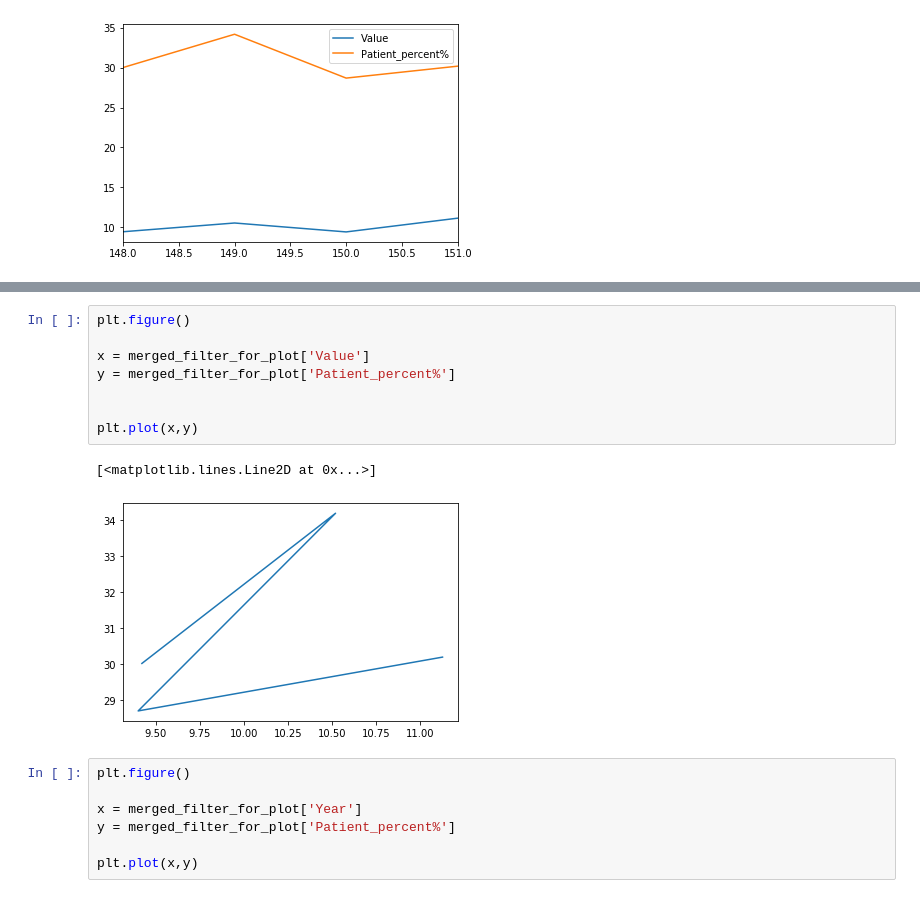
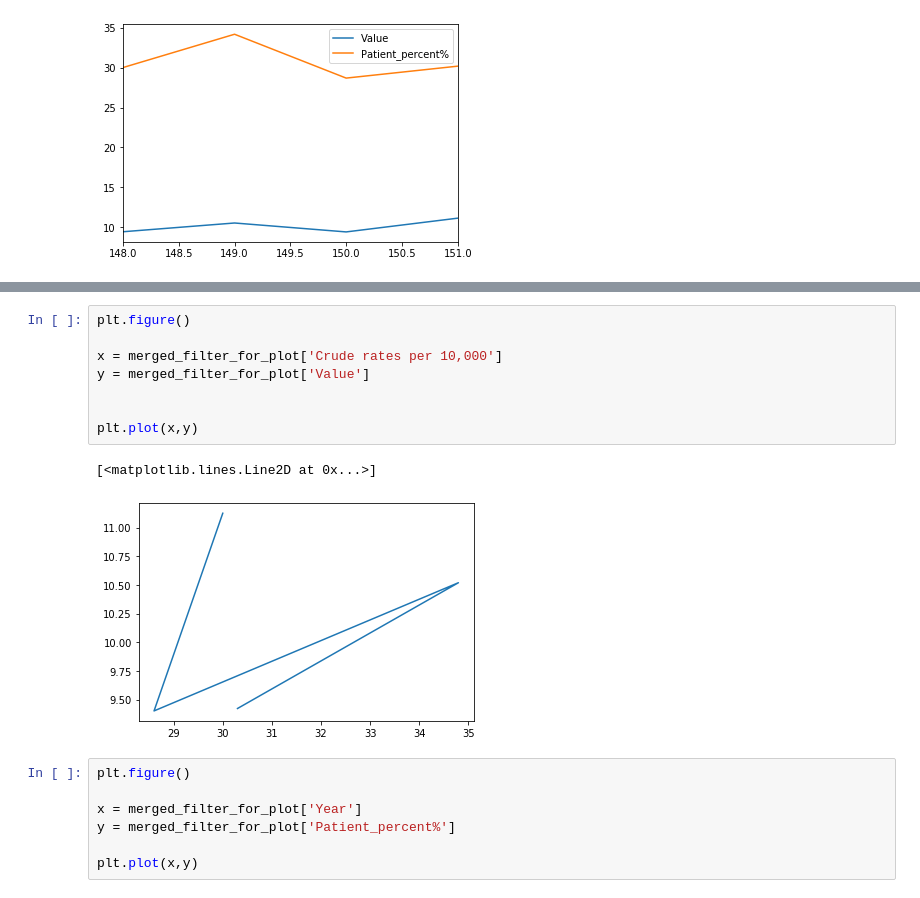
Before and after one commit to s-c-soma/cmpe255_CA_RespiratoryDiseaseVS.Airquality_Prediction-Association, a Jupyter notebook: notebooks/AQ_2-Asthma4_Correlation-Modeling.ipynb, the cells around one changed output, grey strips where cells are left out. Drawn from its saved outputs; the diff is of its cells as text.

```diff
--- a/notebooks/AQ_2-Asthma4_Correlation-Modeling.ipynb
+++ b/notebooks/AQ_2-Asthma4_Correlation-Modeling.ipynb
@@ -357,14 +385,14 @@ merged_filter_for_plot[['Value','Patient_percent%']].plot()
 # %%
 plt.figure()
 
-x = merged_filter_for_plot['Value']
-y = merged_filter_for_plot['Patient_percent%']
+x = merged_filter_for_plot['Crude rates per 10,000']
+y = merged_filter_for_plot['Value']
 
 
 plt.plot(x,y)
 # %% [output]
 [<matplotlib.lines.Line2D at 0x...>]
-[figure, old version]
+[figure, new version]
 # %%
 plt.figure()
 
```
Also changed, not shown: parts of 22 cells of this notebook.
